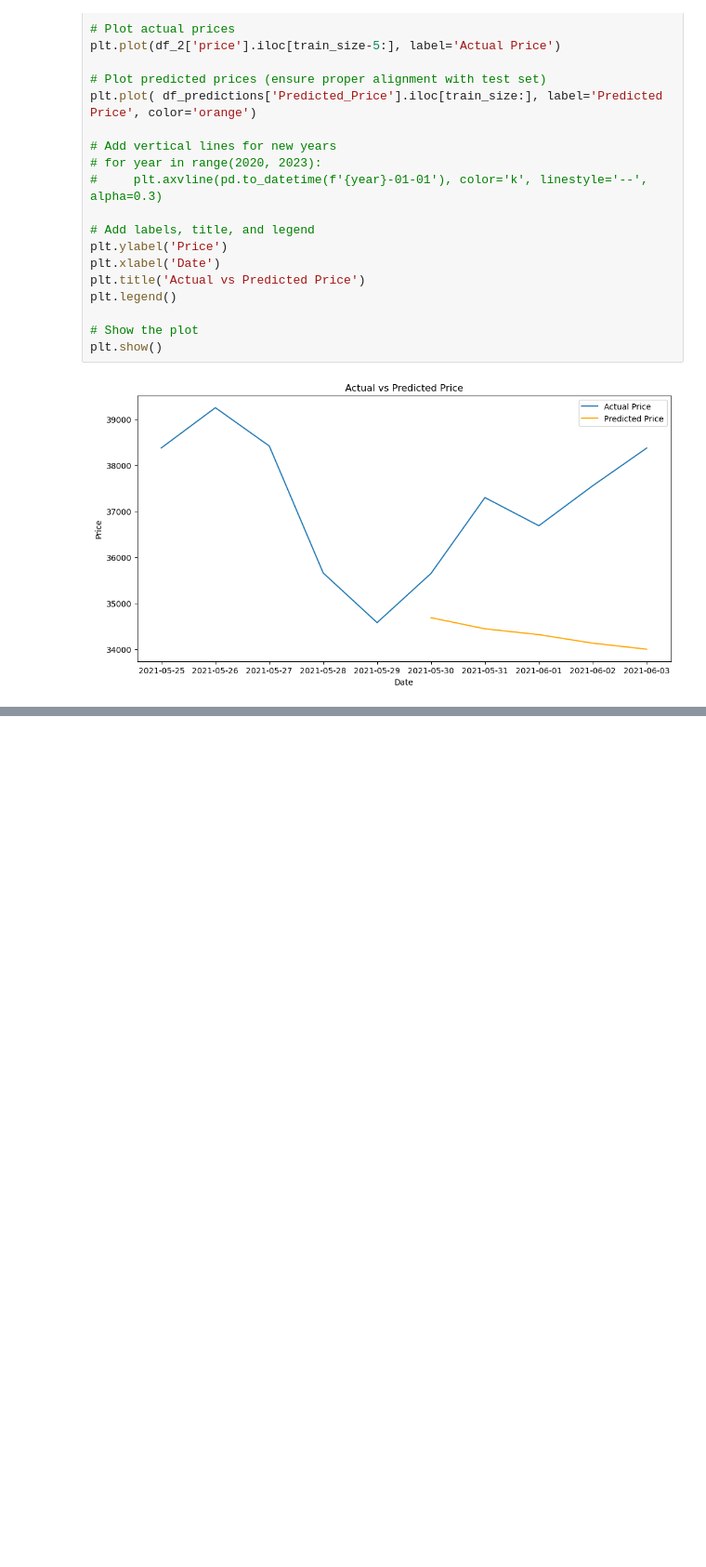
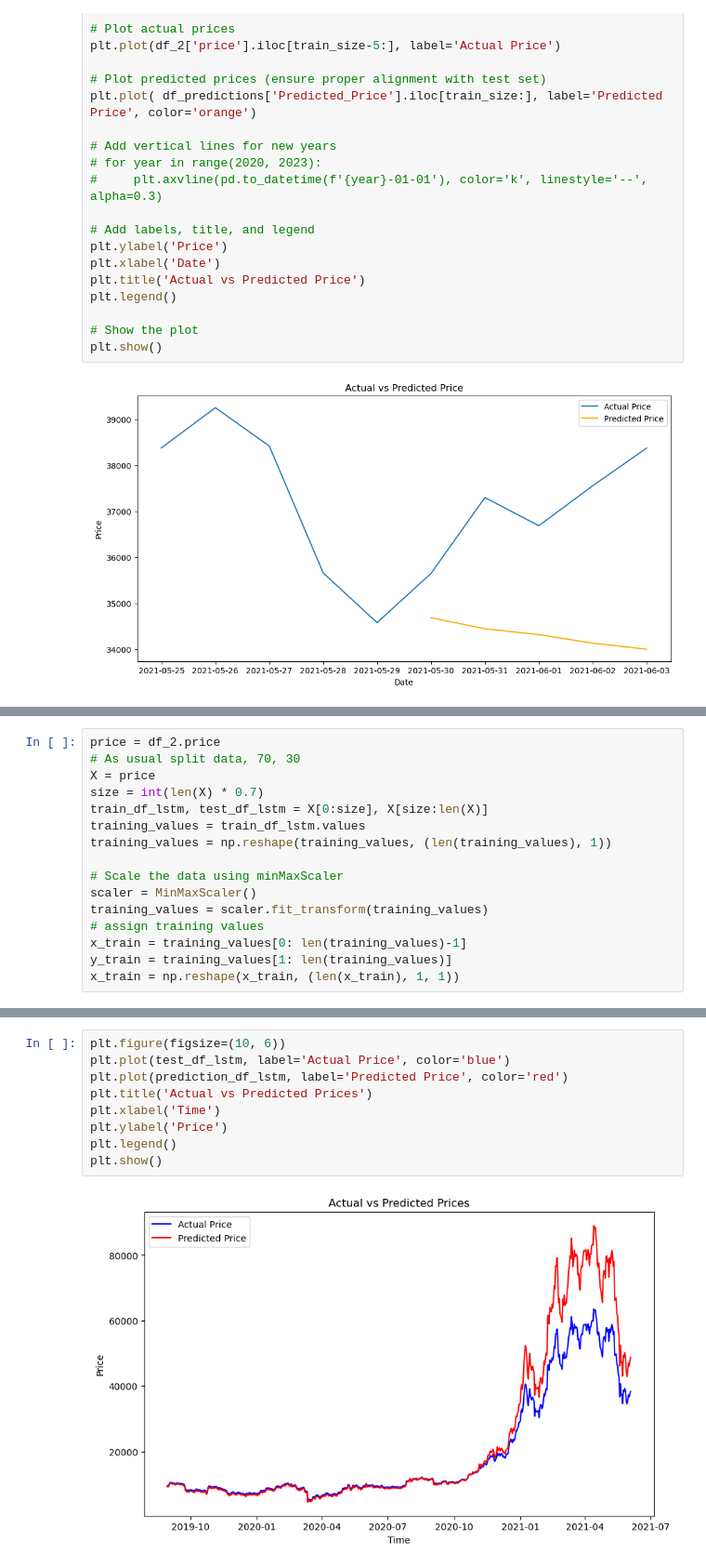
Before and after one commit to DoanNguyen2001/tap_bitcoin, a Jupyter notebook: sandesh_side.ipynb, the cells around one changed output, grey strips where cells are left out. Shown at 93% size. Cells and saved outputs as stored; diff of their text form; blank space fills up the shorter version.

```diff
--- a/sandesh_side.ipynb
+++ b/sandesh_side.ipynb
@@ -712,0 +801,16 @@ plt.show()
+# %%
+price = df_2.price
+# As usual split data, 70, 30
+X = price
+size = int(len(X) * 0.7)
+train_df_lstm, test_df_lstm = X[0:size], X[size:len(X)]
+training_values = train_df_lstm.values
+training_values = np.reshape(training_values, (len(training_values), 1))
+
+# Scale the data using minMaxScaler
+scaler = MinMaxScaler()
+training_values = scaler.fit_transform(training_values)
+# assign training values
+x_train = training_values[0: len(training_values)-1]
+y_train = training_values[1: len(training_values)]
+x_train = np.reshape(x_train, (len(x_train), 1, 1))
@@ -712,0 +857,11 @@ plt.show()
+# %%
+plt.figure(figsize=(10, 6))
+plt.plot(test_df_lstm, label='Actual Price', color='blue')
+plt.plot(prediction_df_lstm, label='Predicted Price', color='red')
+plt.title('Actual vs Predicted Prices')
+plt.xlabel('Time')
+plt.ylabel('Price')
+plt.legend()
+plt.show()
+# %% [output]
+[figure, added]
```
Also changed, not shown: parts of 26 cells of this notebook.
